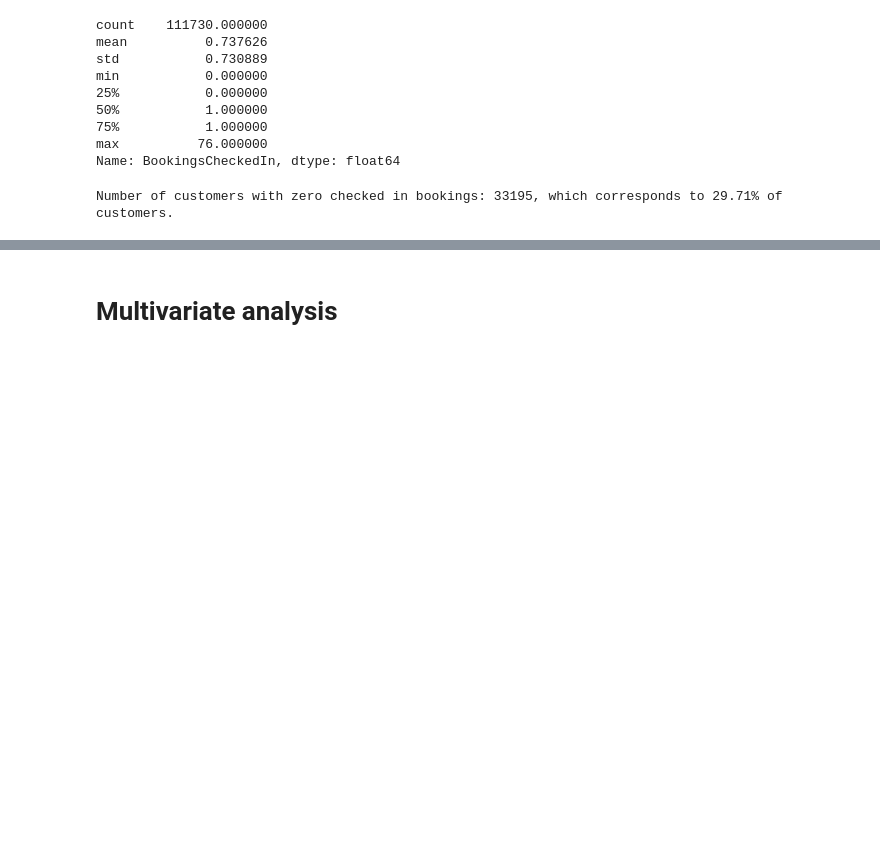
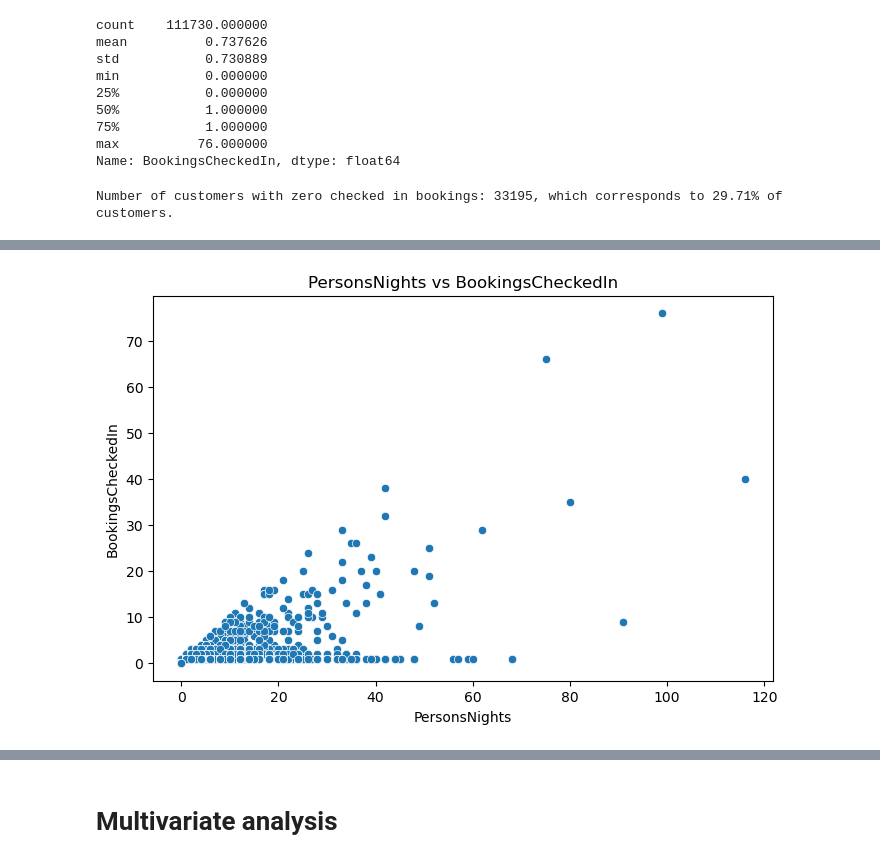
Before and after one commit to RubenCMarques/Hotel-Customer-Segmentation, a Jupyter notebook: Notebooks/Diogo_workspace.ipynb, the cells around one changed output, grey strips where cells are left out. Saved outputs shown, nothing was run; the diff lists cells and outputs as text; code cells hidden in the pictures; blank space fills up the shorter version.

```diff
--- a/Notebooks/Diogo_workspace.ipynb
+++ b/Notebooks/Diogo_workspace.ipynb
@@ -967,0 +982,10 @@ data.sample(5)
+# %%
+# Analyze the relationship between PersonNights and BookingsCheckedin to identify frequent guests.
+plt.figure(figsize=(8,5))
+sns.scatterplot(data=data, x='PersonsNights', y='BookingsCheckedIn')
+plt.title('PersonsNights vs BookingsCheckedIn')
+plt.xlabel('PersonsNights')
+plt.ylabel('BookingsCheckedIn')
+plt.show()
+# %% [output]
+[figure, added]
```
Also changed, not shown: parts of 23 cells of this notebook.
